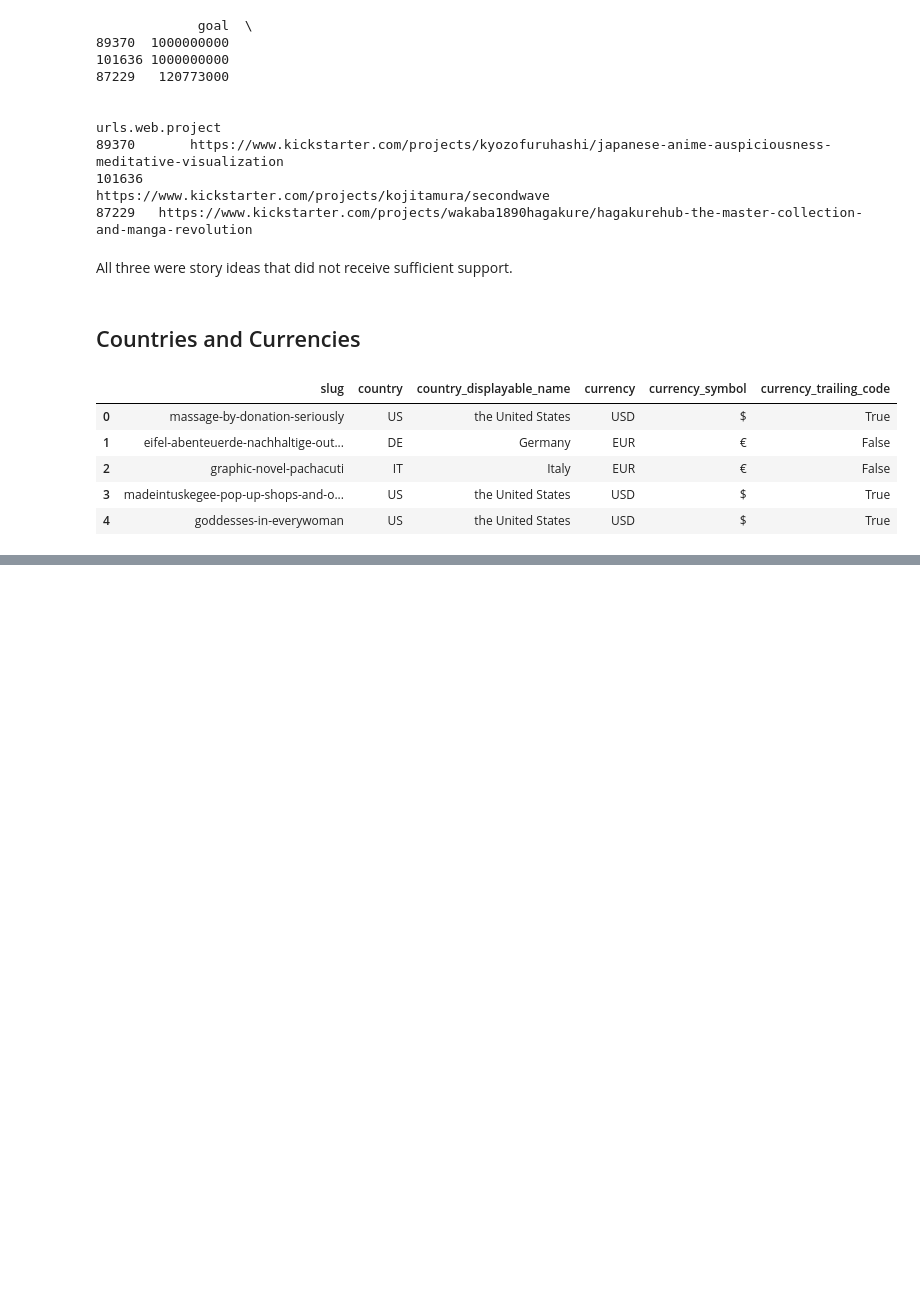
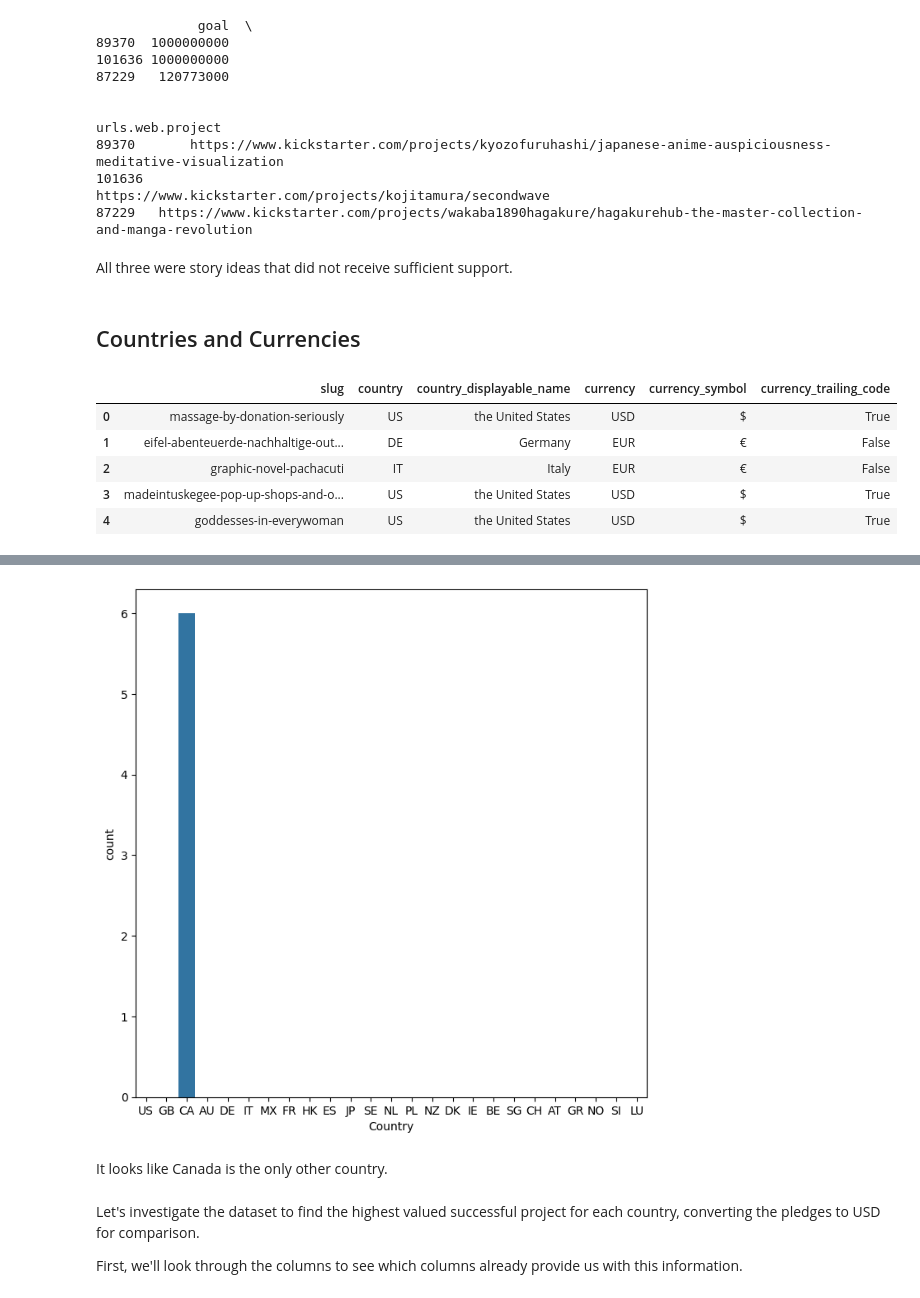
Before and after one commit to blue-santa/kickstarter-campaign-analysis, a Jupyter notebook: project-files/03-exploratory-data-analysis/02-eda-kickstarter.ipynb, the cells around one changed output, grey strips where cells are left out. Cells and saved outputs as stored; diff of their text form; code cells hidden in the pictures; blank space fills up the shorter version.

```diff
--- a/project-files/03-exploratory-data-analysis/02-eda-kickstarter.ipynb
+++ b/project-files/03-exploratory-data-analysis/02-eda-kickstarter.ipynb
@@ -373,0 +394,20 @@ df.iloc[:, pos_start:pos_end].head()
+# %%
+temp_df = df[(df['currency'] == 'USD') & (df['country'] != 'US')]
+# %%
+fig, ax = plt.subplots(figsize=(8, 8))
+sns.countplot(
+    data=temp_df,
+    x='country',
+    ax=ax,
+    order=df['country'].value_counts().index
+)
+ax.set_xlabel('Country')
+plt.show()
+# %% [output]
+[figure, added]
+# %% [markdown]
+It looks like Canada is the only other country.
+# %% [markdown]
+Let's investigate the dataset to find the highest valued successful project for each country, converting the pledges to USD for comparison.
+
+First, we'll look through the columns to see which columns already provide us with this information.
```
Also changed, not shown: parts of 21 cells of this notebook, 1 other file.
